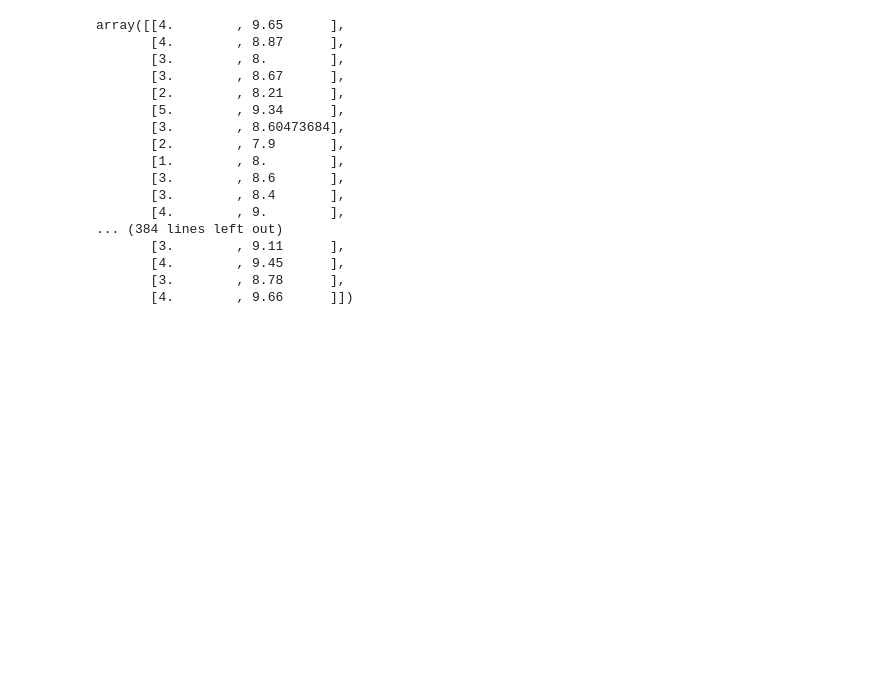
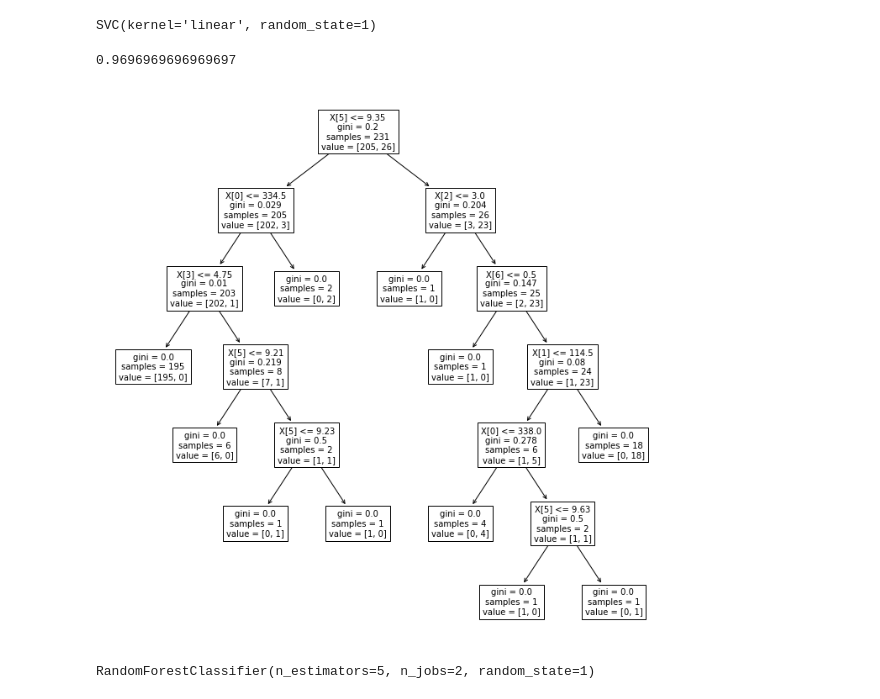
Before and after one commit to cylobi/ArtificialInteligenceCourse-Acm, a Jupyter notebook: Task3/bonus.ipynb, the cells around one changed output. Cells and saved outputs as stored; diff of their text form; code cells hidden in the pictures; blank space fills up the shorter version.

```diff
--- a/Task3/bonus.ipynb
+++ b/Task3/bonus.ipynb
@@ -1,6 +1,9 @@
 # %%
 import pandas as pd
 import numpy as np
-df = pd.read_csv('AdmissionPredict.csv').drop(columns='Serial No.')
-df.fillna(df.mean(), inplace=True)
-groups = df.groupby(['Research'])
+import matplotlib.pyplot as plt
+df = pd.read_csv('AdmissionPredict.csv').drop(columns='Serial No.').dropna()
+df['Chance of Admit'].mask(df['Chance of Admit'] > 0.9, 1,inplace=True)
+df['Chance of Admit'].mask(df['Chance of Admit'] <= 0.9, 0, inplace=True)
+df['Chance of Admit'] = df['Chance of Admit'].astype(int)
+df
@@ -7,24 +24,43 @@ groups = df.groupby(['Research'])
-# %%
-from sklearn.svm import SVC
-model = SVC(kernel='linear', C=1E11)
-X = df[['University Rating', 'CGPA']].values
-Y = df['Chance of Admit'].values
-model.fit(X, Y)
-# %% [output]
-array([[4.        , 9.65      ],
-       [4.        , 8.87      ],
-       [3.        , 8.        ],
-       [3.        , 8.67      ],
-       [2.        , 8.21      ],
-       [5.        , 9.34      ],
-       [3.        , 8.60473684],
-       [2.        , 7.9       ],
-       [1.        , 8.        ],
-       [3.        , 8.6       ],
-       [3.        , 8.4       ],
-       [4.        , 9.        ],
-... (384 lines left out)
-       [3.        , 9.11      ],
-       [4.        , 9.45      ],
-       [3.        , 8.78      ],
-       [4.        , 9.66      ]])
+# %%
+from sklearn.linear_model import Perceptron, LogisticRegression
+from sklearn.svm import SVC, SVR
+from sklearn.model_selection import train_test_split
+from sklearn.preprocessing import StandardScaler
+from sklearn import datasets
+from sklearn import metrics
+X = df.iloc[:,0:7].values
+Y = df.iloc[:,7].values
+X_train, X_test, y_train, y_test = train_test_split(X, Y, test_size=0.3, random_state=1)
+# %%
+sc = StandardScaler()
+sc.fit(X_train)
+X_train_std = sc.transform(X_train)
+X_test_std = sc.transform(X_test)
+# %%
+svc = SVC(C=1.0, random_state=1, kernel='linear')
+svc.fit(X_train_std, y_train)
+# %% [output]
+SVC(kernel='linear', random_state=1)
+# %%
+y_predict = svc.predict(X_test_std)
+metrics.accuracy_score(y_test, y_predict)
+# %% [output]
+0.9696969696969697
+# %%
+from sklearn.tree import DecisionTreeClassifier
+from sklearn import tree, datasets
+clf_tree = DecisionTreeClassifier(random_state=1)
+clf_tree.fit(X_train, y_train)
+fig, ax = plt.subplots(figsize=(12, 12))
+tree.plot_tree(clf_tree, fontsize=10)
+plt.show()
+# %% [output]
+[figure, added]
+# %%
+from sklearn.ensemble import RandomForestClassifier
+forest = RandomForestClassifier( n_estimators=5,
+                                 random_state=1,
+                                 n_jobs=2)
+forest.fit(X_train, y_train)
+# %% [output]
+RandomForestClassifier(n_estimators=5, n_jobs=2, random_state=1)
```
Also changed, not shown: parts of 1 cell of this notebook.
